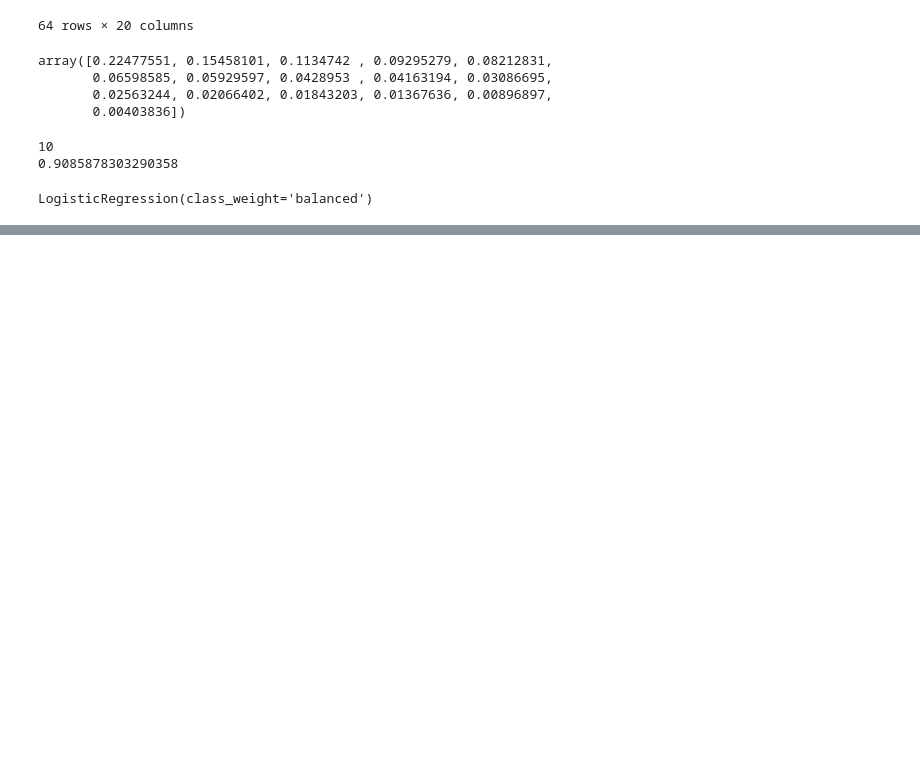
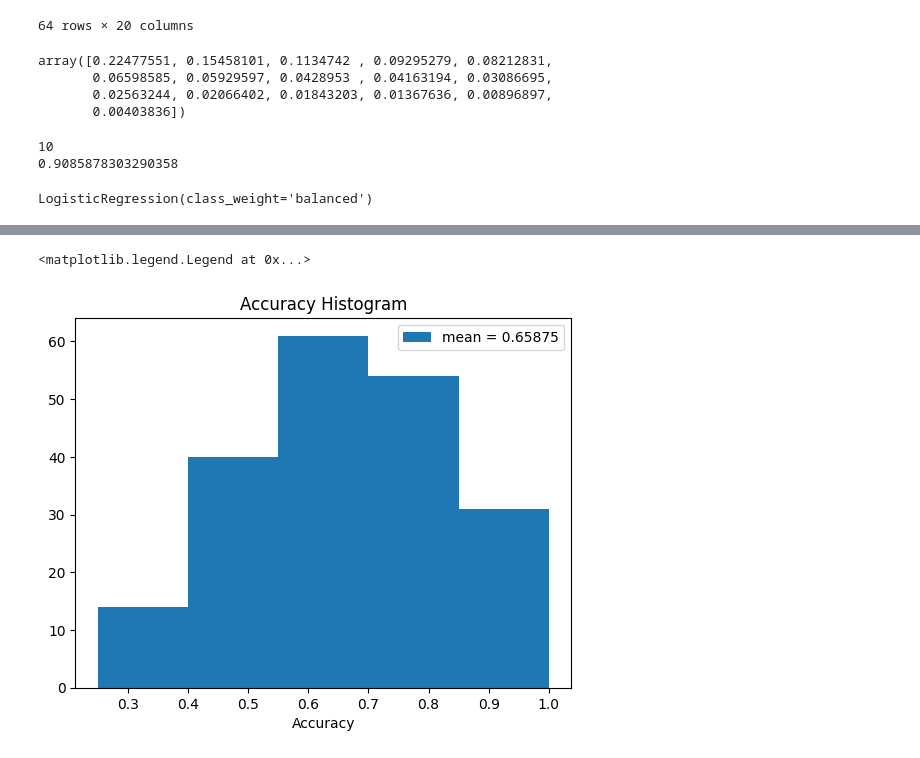
Before and after one commit to wrenheiligenstein/GLY6932FinalProject, a Jupyter notebook: GeologyFinalProject.ipynb, the cells around one changed output, grey strips where cells are left out. Saved outputs shown, nothing was run; the diff lists cells and outputs as text; code cells hidden in the pictures; blank space fills up the shorter version.

```diff
--- a/GeologyFinalProject.ipynb
+++ b/GeologyFinalProject.ipynb
@@ -108,0 +109,8 @@ print(average_f1)
+# %%
+plt.hist(accuracy_list, bins=5, label='mean = ' + str(average_accuracy))
+plt.title('Accuracy Histogram')
+plt.xlabel('Accuracy')
+plt.legend()
+# %% [output]
+<matplotlib.legend.Legend at 0x...>
+[figure, added]
```
Also changed, not shown: parts of 4 cells of this notebook.
